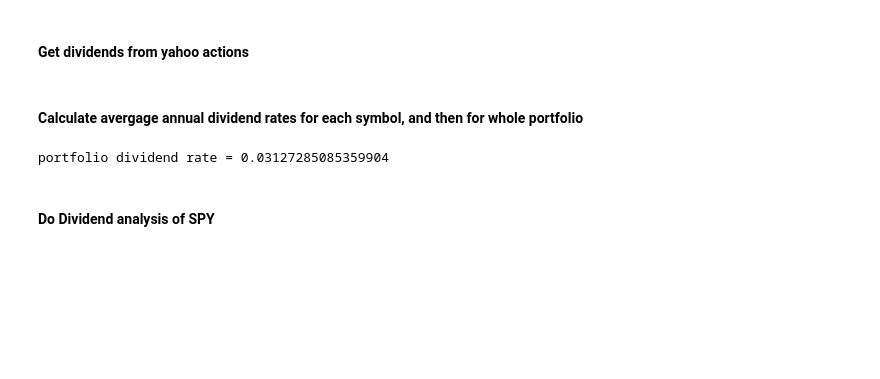
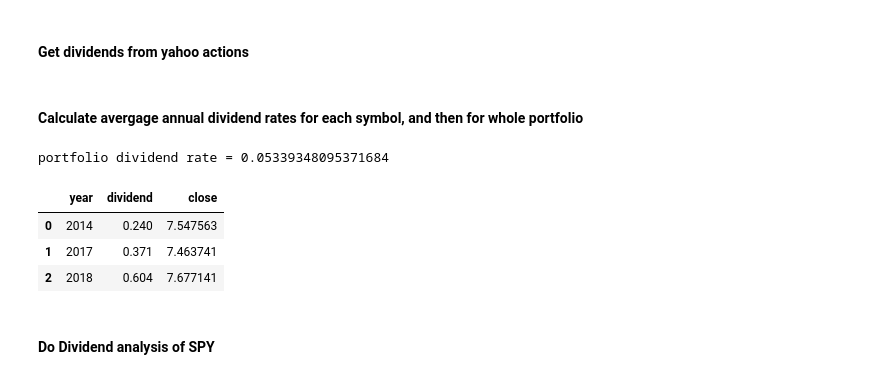
Before and after one commit to bgithub1/jupyter_examples, a Jupyter notebook: portfolio_analysis.ipynb, the cells around one changed output. Saved outputs shown, nothing was run; the diff lists cells and outputs as text; code cells hidden in the pictures; blank space fills up the shorter version.

```diff
--- a/portfolio_analysis.ipynb
+++ b/portfolio_analysis.ipynb
@@ -201,7 +191,8 @@ rates = []
 for symbol in dict_div2.keys():
     dft = dict_div2[symbol]
     dft = dft[dft.trade_date<20190000]
-    dft2 = dft[['trade_date','dividend','close']].groupby('trade_date',as_index=False).agg({'dividend': 'sum', 'close': 'mean'})
+    dft['year'] = dft.trade_date.astype(str).str.slice(0,4).astype(int)
+    dft2 = dft[['year','dividend','close']].groupby('year',as_index=False).agg({'dividend': 'sum', 'close': 'mean'})
     rate = dft2.apply(lambda r:r.dividend/r.close,axis=1).mean()
     syms.append(symbol)
     rates.append(rate)
@@ -210,7 +201,14 @@ df_div_rate = pd.DataFrame({'symbol':syms,'div_rate':rates,'avg_close':avgs})
 portfolio_dividend_rate = df_div_rate.apply(lambda r:r.div_rate * r.avg_close,axis=1).sum() / df_div_rate.avg_close.sum()
 print(f'portfolio dividend rate = {portfolio_dividend_rate}')
 # %% [output]
-portfolio dividend rate = 0.03127285085359904
+portfolio dividend rate = 0.05339348095371684
+# %%
+dft2
+# %% [output]
+|  | year | dividend | close |
+| 0 | 2014 | 0.240 | 7.547563 |
+| 1 | 2017 | 0.371 | 7.463741 |
+| 2 | 2018 | 0.604 | 7.677141 |
 # %% [markdown]
 #### Do Dividend analysis of SPY
 # %%
```
Also changed, not shown: parts of 10 cells of this notebook.
